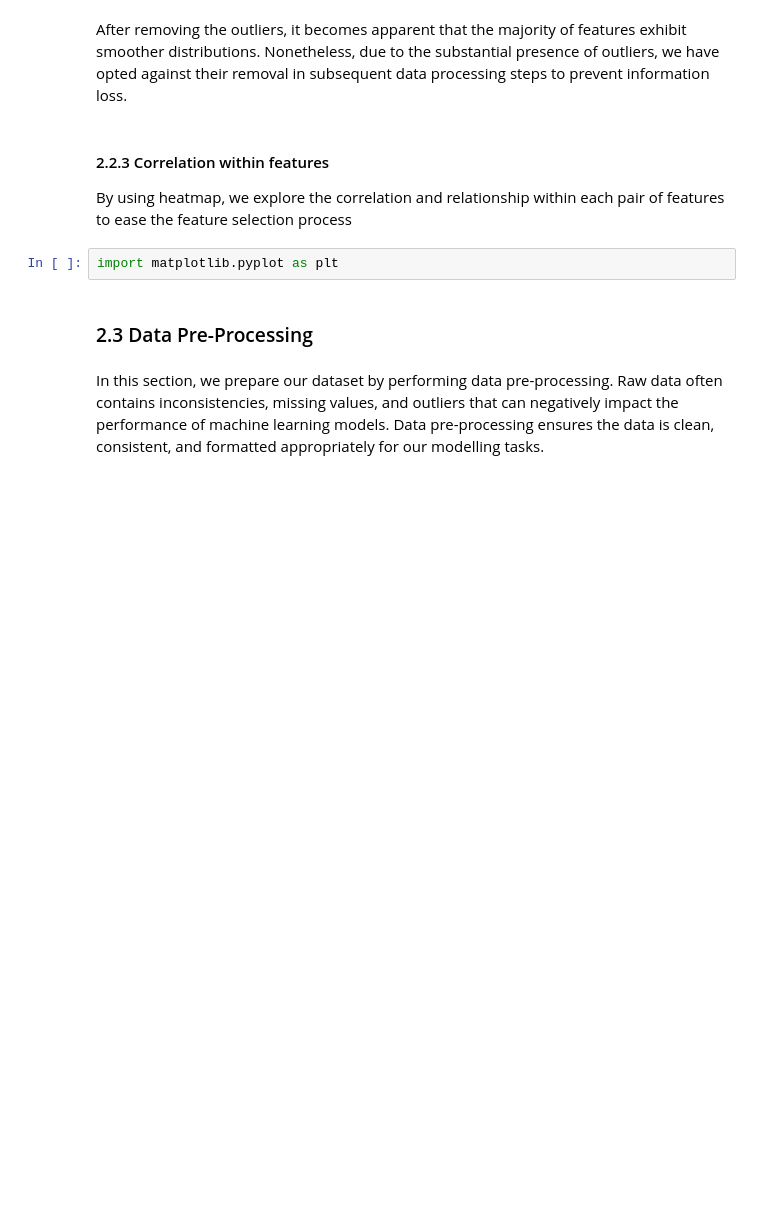
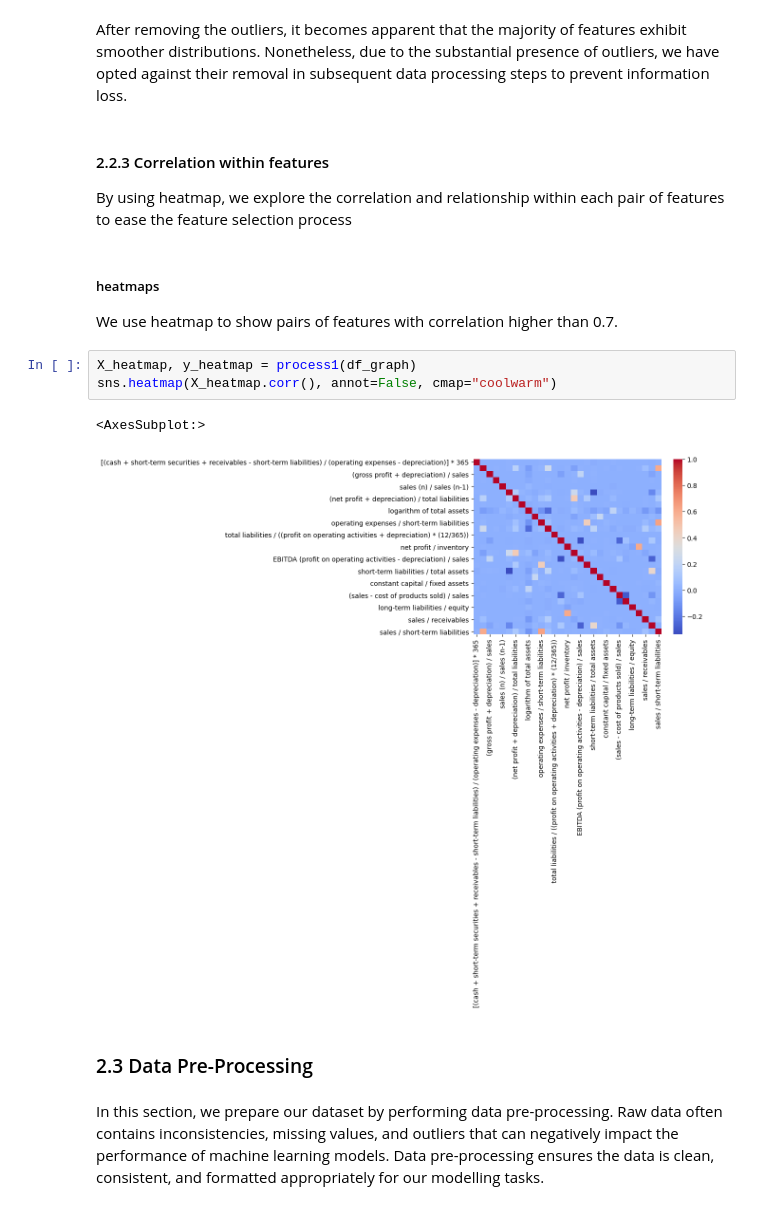
Before and after one commit to ChinSekYi/Machine-Learning-Projects, a Jupyter notebook: code/report/report.ipynb, the cells around one changed output. Drawn from its saved outputs; the diff is of its cells as text; blank space fills up the shorter version.

Commit message:
recover diagrams

```diff
--- a/code/report/report.ipynb
+++ b/code/report/report.ipynb
@@ -173,8 +272,15 @@ After removing the outliers, it becomes apparent that the majority of features e
 # %% [markdown]
 #### 2.2.3 Correlation within features<a id="section2_2_3"></a>
 By using heatmap, we explore the correlation and relationship within each pair of features to ease the feature selection process
-# %%
-import matplotlib.pyplot as plt
+# %% [markdown]
+##### heatmaps
+We use heatmap to show pairs of features with correlation higher than 0.7.
+# %%
+X_heatmap, y_heatmap = process1(df_graph)
+sns.heatmap(X_heatmap.corr(), annot=False, cmap="coolwarm")
+# %% [output]
+<AxesSubplot:>
+[figure, added]
 # %% [markdown]
 ### 2.3 Data Pre-Processing <a class="anchor" id="section2_3"></a>
 # %% [markdown]
```
Also changed, not shown: parts of 11 cells of this notebook.
